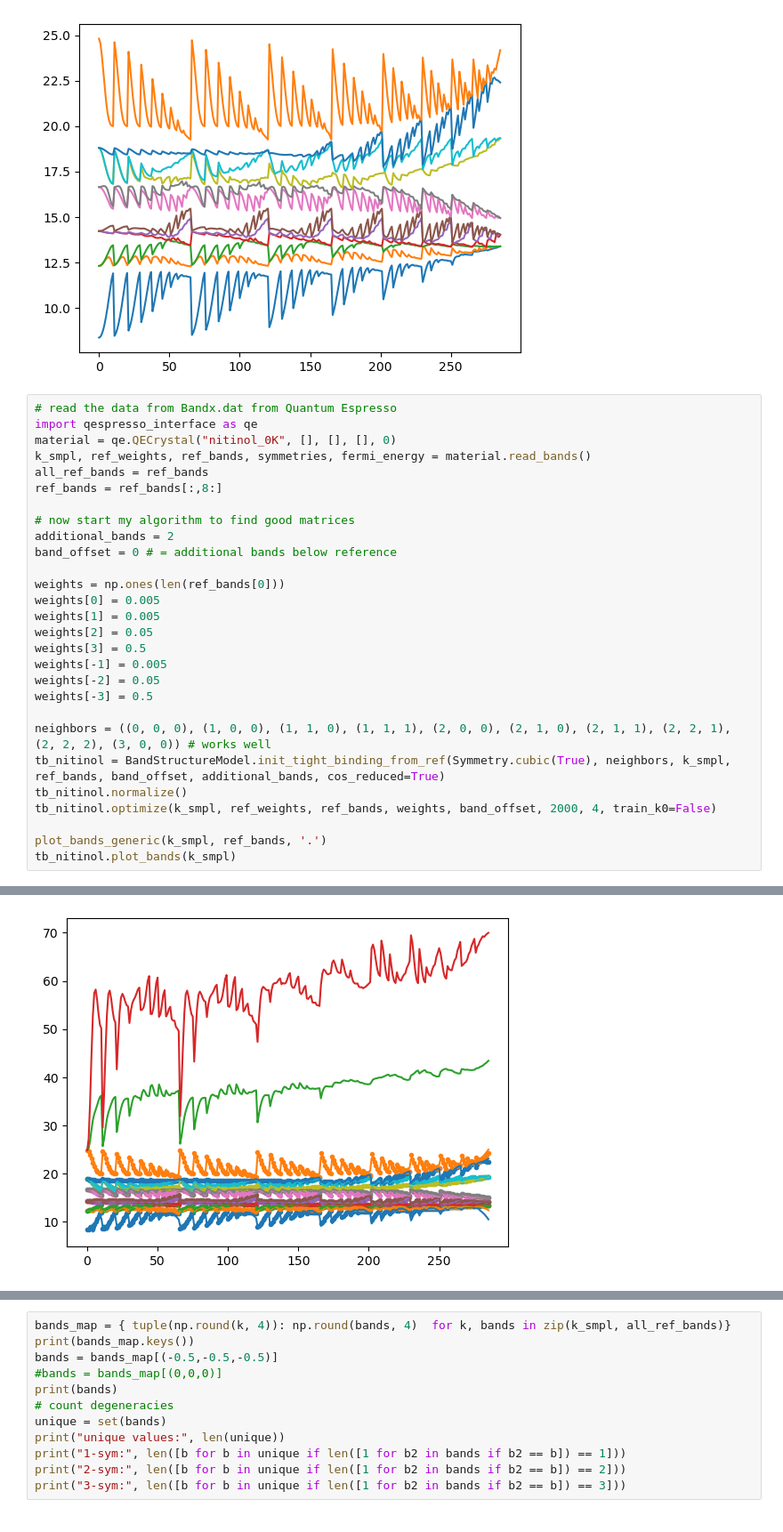
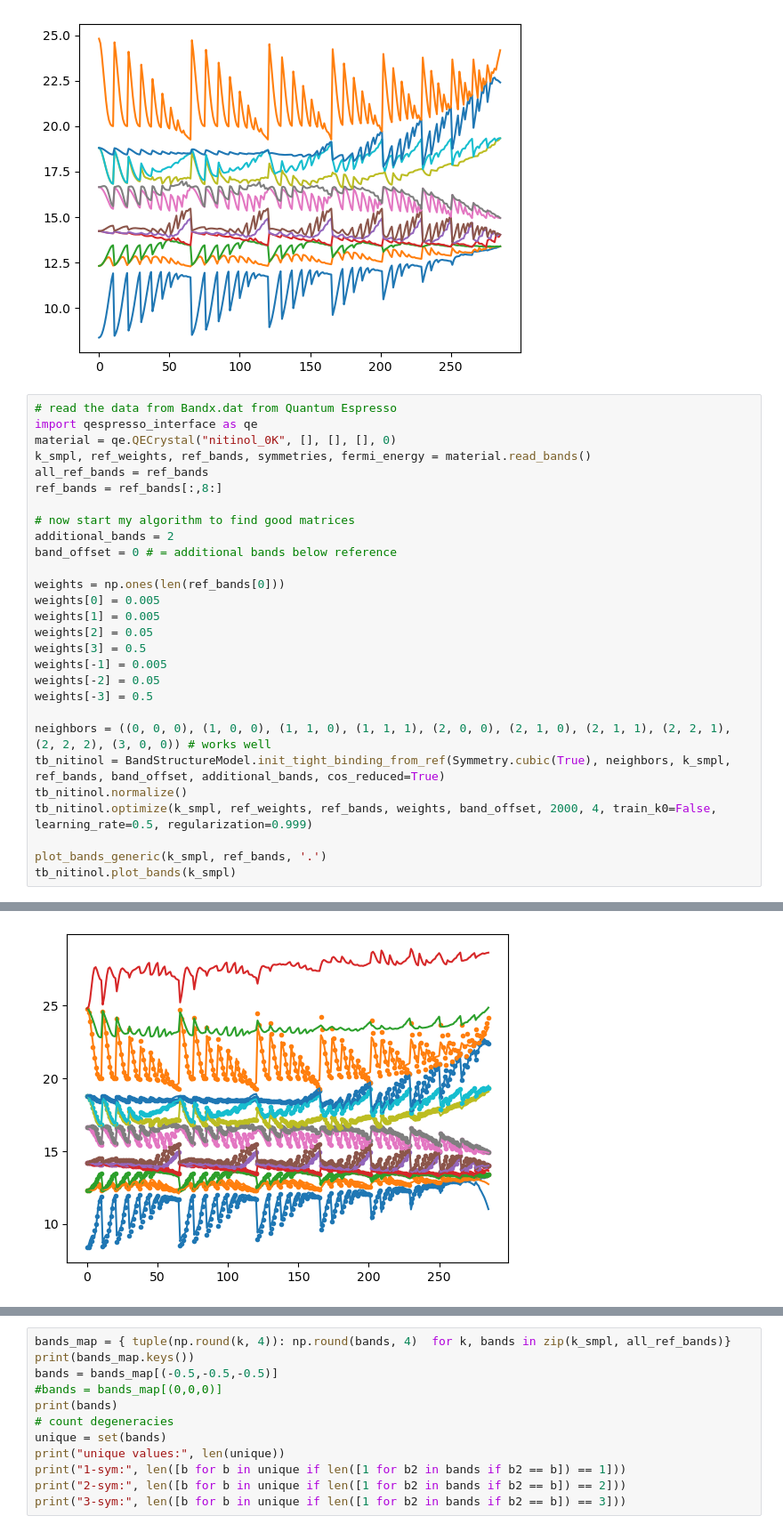
Before and after one commit to redweasel/tight-binding, a Jupyter notebook: notebooks/Bandstructure.ipynb, the cells around one changed output, grey strips where cells are left out. Shown at 89% size. Drawn from its saved outputs; the diff is of its cells as text.

```diff
--- a/notebooks/Bandstructure.ipynb
+++ b/notebooks/Bandstructure.ipynb
@@ -230,7 +230,7 @@ weights[-3] = 0.5
 neighbors = ((0, 0, 0), (1, 0, 0), (1, 1, 0), (1, 1, 1), (2, 0, 0), (2, 1, 0), (2, 1, 1), (2, 2, 1), (2, 2, 2), (3, 0, 0)) # works well
 tb_nitinol = BandStructureModel.init_tight_binding_from_ref(Symmetry.cubic(True), neighbors, k_smpl, ref_bands, band_offset, additional_bands, cos_reduced=True)
 tb_nitinol.normalize()
-tb_nitinol.optimize(k_smpl, ref_weights, ref_bands, weights, band_offset, 2000, 4, train_k0=False)
+tb_nitinol.optimize(k_smpl, ref_weights, ref_bands, weights, band_offset, 2000, 4, train_k0=False, learning_rate=0.5, regularization=0.999)
 
 plot_bands_generic(k_smpl, ref_bands, '.')
 tb_nitinol.plot_bands(k_smpl)
@@ -239,4 +240,4 @@ final loss: 7.58e-02 (max band-error [0.602 0.415 0.144 0.112 0.18  0.154 0.19
-[figure, old version]
+[figure, new version]
 # %%
 import kpaths
 path = kpaths.KPath('G').to('X').to('M').to('R').to('G').to('M')
```
Also changed, not shown: parts of 3 cells of this notebook, 6 other files.
